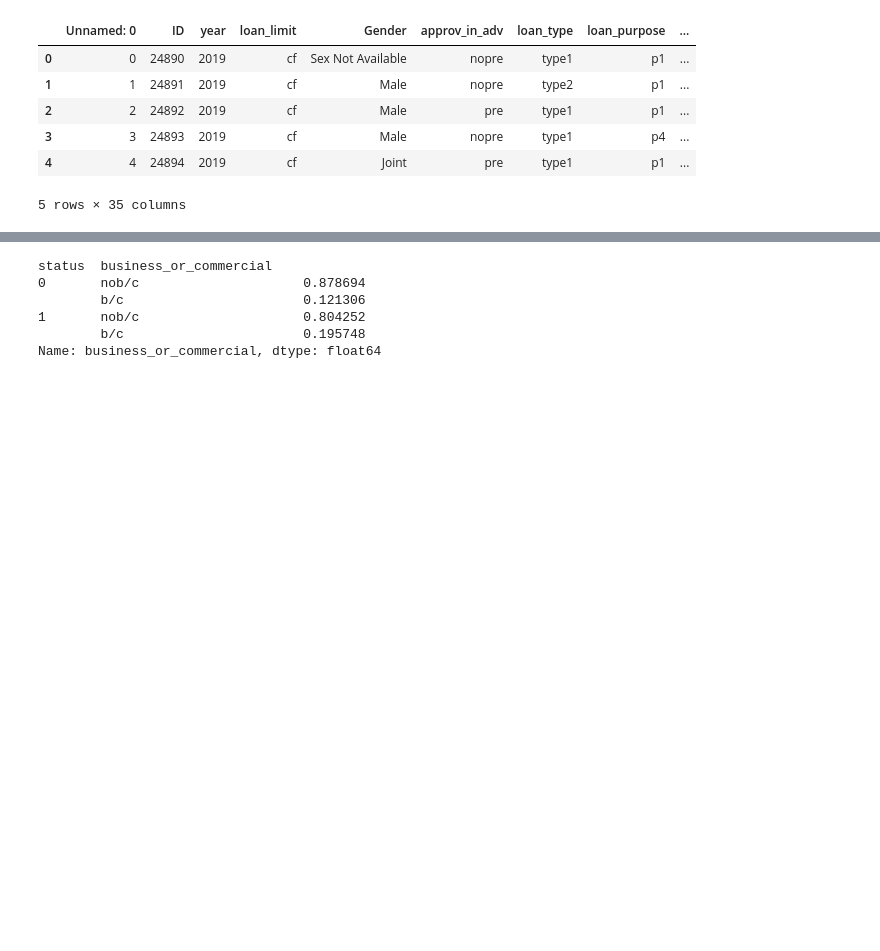
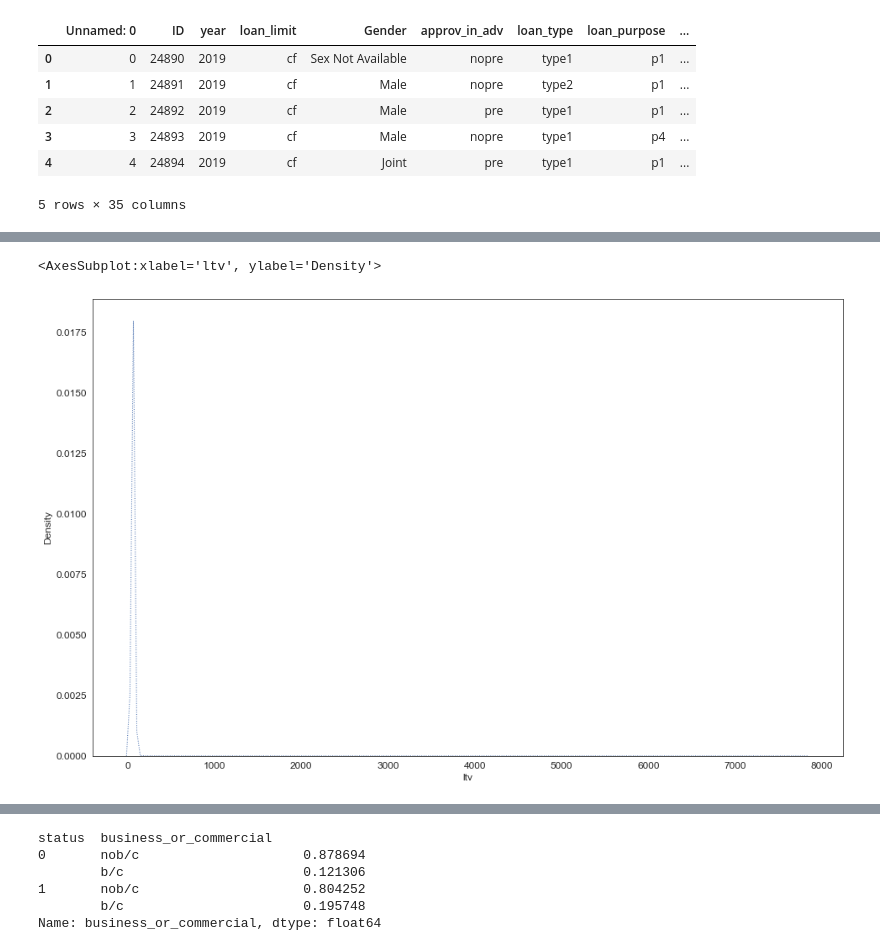
Before and after one commit to csanry/aml, a Jupyter notebook: notebooks/preprocessing.ipynb, the cells around one changed output, grey strips where cells are left out. Cells and saved outputs as stored; diff of their text form; code cells hidden in the pictures; blank space fills up the shorter version.

```diff
--- a/notebooks/preprocessing.ipynb
+++ b/notebooks/preprocessing.ipynb
@@ -150,0 +170,5 @@ occupancy_type                   0
+# %%
+sns.kdeplot(df['ltv'])
+# %% [output]
+<AxesSubplot:xlabel='ltv', ylabel='Density'>
+[figure, added]
```
Also changed, not shown: parts of 32 cells of this notebook.
